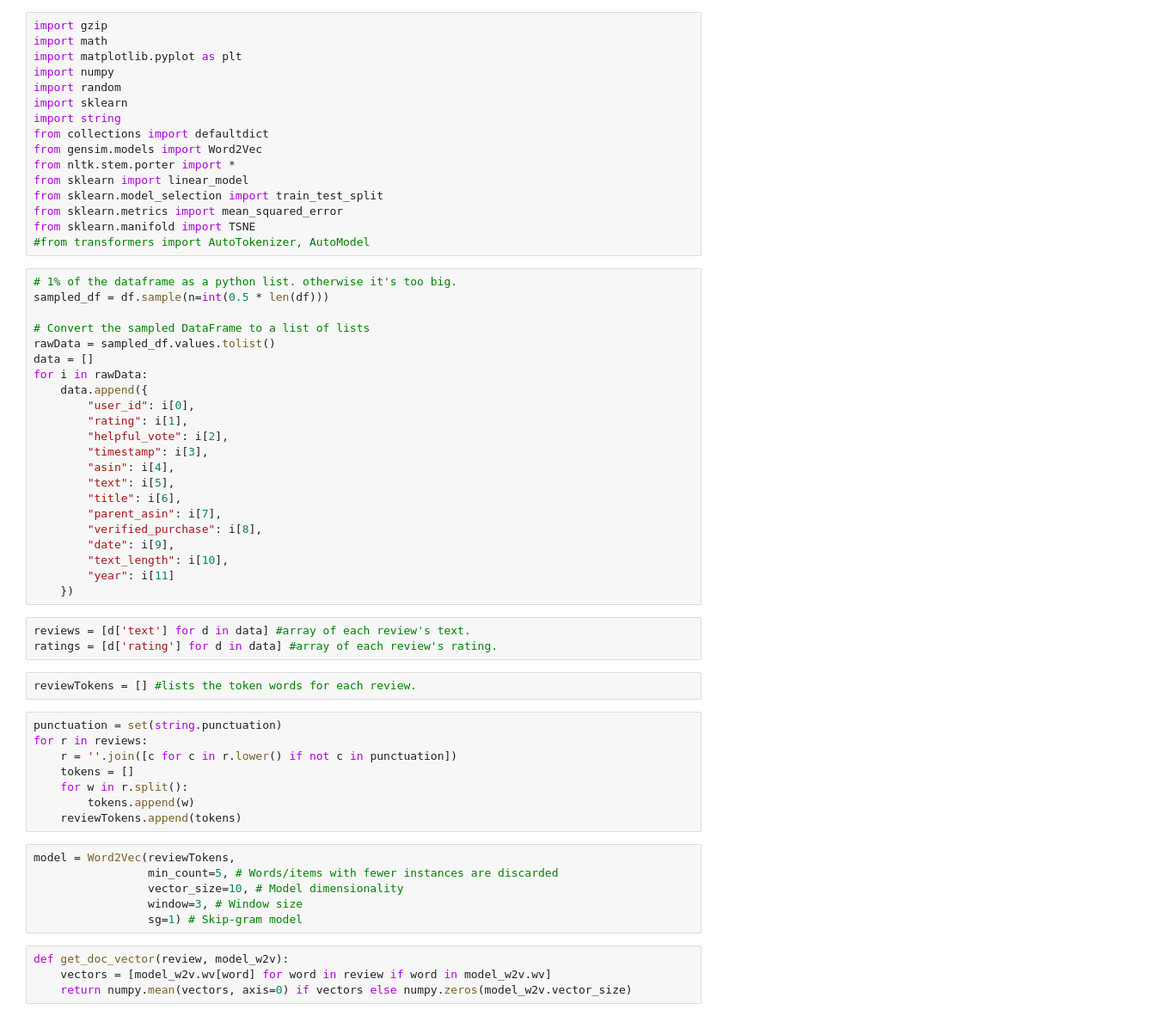
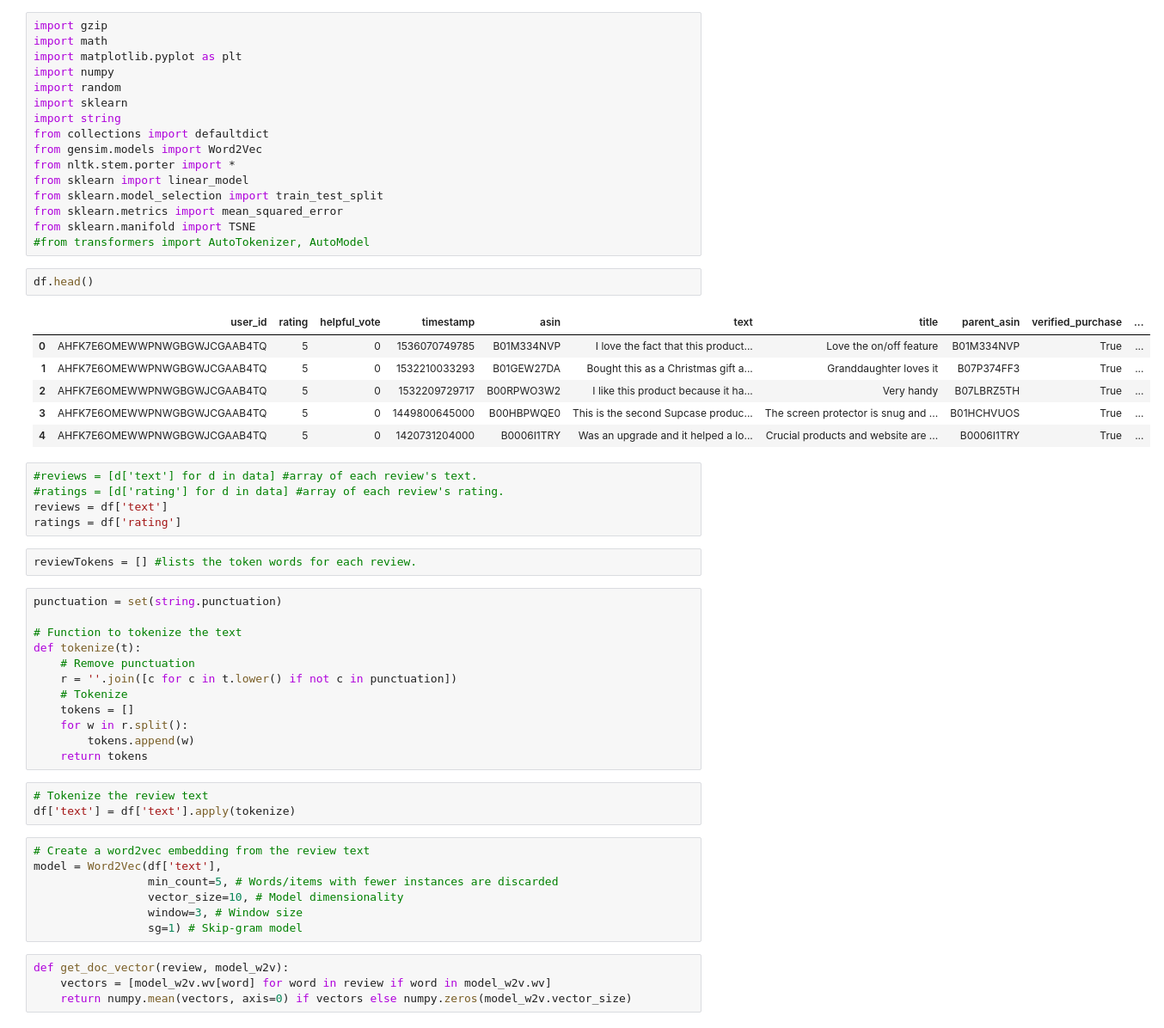
Before and after one commit to jfcrespo/RecommenderSystemsProject, a Jupyter notebook: a2.ipynb, the cells around one changed output. Shown at 86% size. Cells and saved outputs as stored; diff of their text form.

```diff
--- a/a2.ipynb
+++ b/a2.ipynb
@@ -388,43 +357,40 @@ from sklearn.model_selection import train_test_split
 from sklearn.metrics import mean_squared_error
 from sklearn.manifold import TSNE
 #from transformers import AutoTokenizer, AutoModel
-# %%
-# 1% of the dataframe as a python list. otherwise it's too big.
-sampled_df = df.sample(n=int(0.5 * len(df)))
-
-# Convert the sampled DataFrame to a list of lists
-rawData = sampled_df.values.tolist()
-data = []
-for i in rawData:
-    data.append({
-        "user_id": i[0],
-        "rating": i[1],
-        "helpful_vote": i[2],
-        "timestamp": i[3],
-        "asin": i[4],
-        "text": i[5],
-        "title": i[6],
-        "parent_asin": i[7],
-        "verified_purchase": i[8],
-        "date": i[9],
-        "text_length": i[10],
-        "year": i[11]
-    })
+# %%
+df.head()
+# %% [output]
+|  | user_id | rating | helpful_vote | timestamp | asin | text | title | parent_asin | verified_purchase | ... |
+| 0 | AHFK7E6OMEWWPNWGBGWJCGAAB4TQ | 5 | 0 | 1536070749785 | B01M334NVP | I love the fact that this product... | Love the on/off feature | B01M334NVP | True | ... |
+| 1 | AHFK7E6OMEWWPNWGBGWJCGAAB4TQ | 5 | 0 | 1532210033293 | B01GEW27DA | Bought this as a Christmas gift a... | Granddaughter loves it | B07P374FF3 | True | ... |
+| 2 | AHFK7E6OMEWWPNWGBGWJCGAAB4TQ | 5 | 0 | 1532209729717 | B00RPWO3W2 | I like this product because it ha... | Very handy | B07LBRZ5TH | True | ... |
+| 3 | AHFK7E6OMEWWPNWGBGWJCGAAB4TQ | 5 | 0 | 1449800645000 | B00HBPWQE0 | This is the second Supcase produc... | The screen protector is snug and ... | B01HCHVUOS | True | ... |
+| 4 | AHFK7E6OMEWWPNWGBGWJCGAAB4TQ | 5 | 0 | 1420731204000 | B0006I1TRY | Was an upgrade and it helped a lo... | Crucial products and website are ... | B0006I1TRY | True | ... |
 # %%
-reviews = [d['text'] for d in data] #array of each review's text.
-ratings = [d['rating'] for d in data] #array of each review's rating.
+#reviews = [d['text'] for d in data] #array of each review's text.
+#ratings = [d['rating'] for d in data] #array of each review's rating.
+reviews = df['text']
+ratings = df['rating']
 # %%
 reviewTokens = [] #lists the token words for each review.
 # %%
 punctuation = set(string.punctuation)
-for r in reviews:
-    r = ''.join([c for c in r.lower() if not c in punctuation])
+
+# Function to tokenize the text
+def tokenize(t):
+    # Remove punctuation
+    r = ''.join([c for c in t.lower() if not c in punctuation])
+    # Tokenize
     tokens = []
     for w in r.split():
         tokens.append(w)
-    reviewTokens.append(tokens)
+    return tokens
+# %%
+# Tokenize the review text
+df['text'] = df['text'].apply(tokenize)
 # %%
-model = Word2Vec(reviewTokens,
+# Create a word2vec embedding from the review text
+model = Word2Vec(df['text'],
                  min_count=5, # Words/items with fewer instances are discarded
                  vector_size=10, # Model dimensionality
                  window=3, # Window size
```
Also changed, not shown: parts of 16 cells of this notebook.
